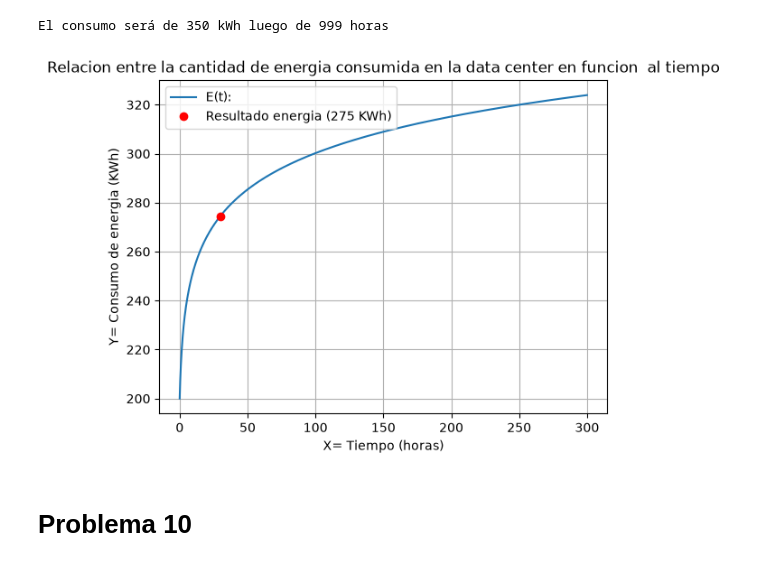
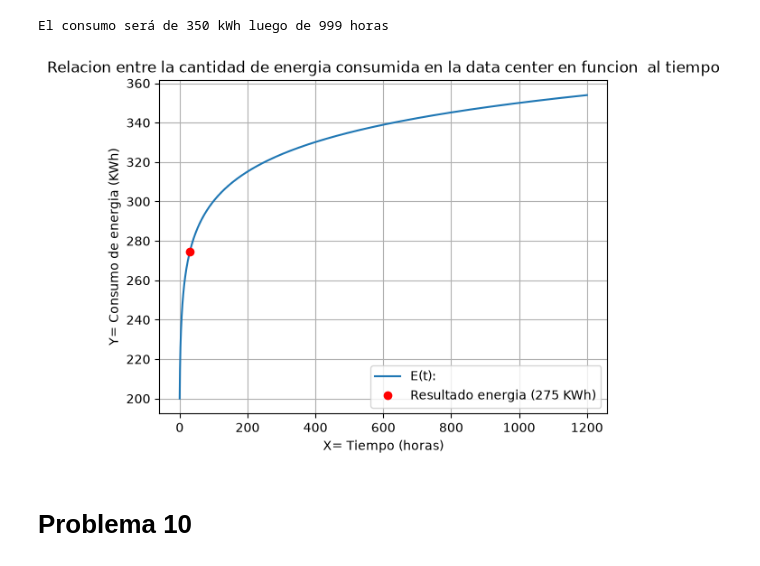
Before and after one commit to AleLagosP/Matematica-Aplicada-con-Python, a Jupyter notebook: Clase 1 - inrtroduccion/G1_Funciones.ipynb, the cells around one changed output. Drawn from its saved outputs; the diff is of its cells as text; code cells hidden in the pictures.

```diff
--- a/Clase 1 - inrtroduccion/G1_Funciones.ipynb
+++ b/Clase 1 - inrtroduccion/G1_Funciones.ipynb
@@ -491,19 +491,19 @@ El consumo será de 350 kWh luego de 999 horas
 # %%
 # 4.
 def E(t):
     return 50 * np.log10(t+1)+200;
 
-n = np.arange(0 , 300 , 0.1)
+n = np.arange(0 , 1200 , 0.1)
 plt.plot(n, E(n), label = 'E(t):')
 plt.plot(30, E(30), 'ro', label=f"Resultado energia ({E(30):.0f} KWh)")
 plt.title("Relacion entre la cantidad de energia consumida en la data center en funcion  al tiempo")
 plt.ylabel('Y= Consumo de energia (KWh)')
 plt.xlabel('X= Tiempo (horas)')
 plt.legend()
 plt.grid()
 plt.show()
 # %% [output]
-[figure, old version]
+[figure, new version]
 # %% [markdown]
 # Problema 10
 # %% [markdown]
```
Also changed, not shown: parts of 3 cells of this notebook.
